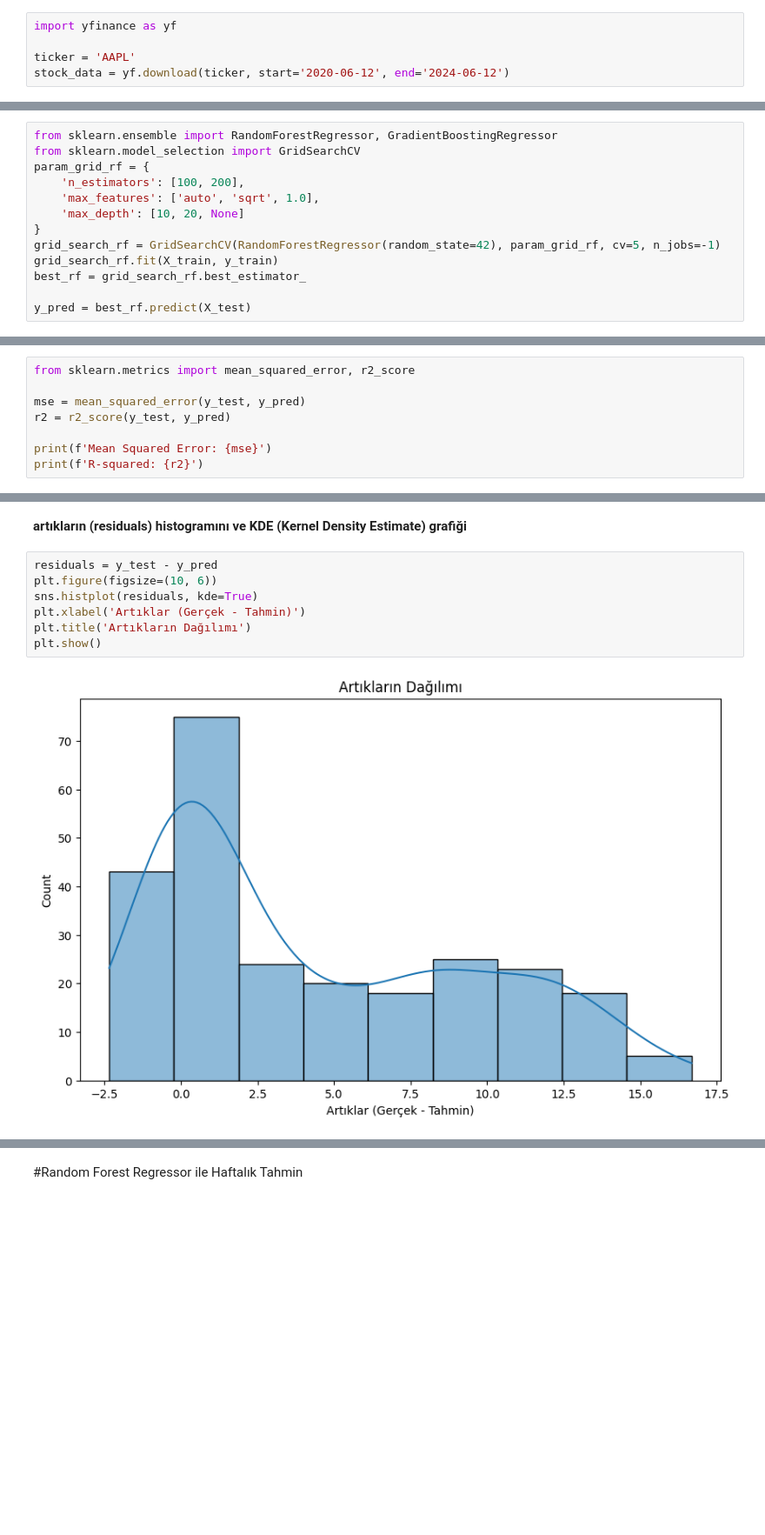
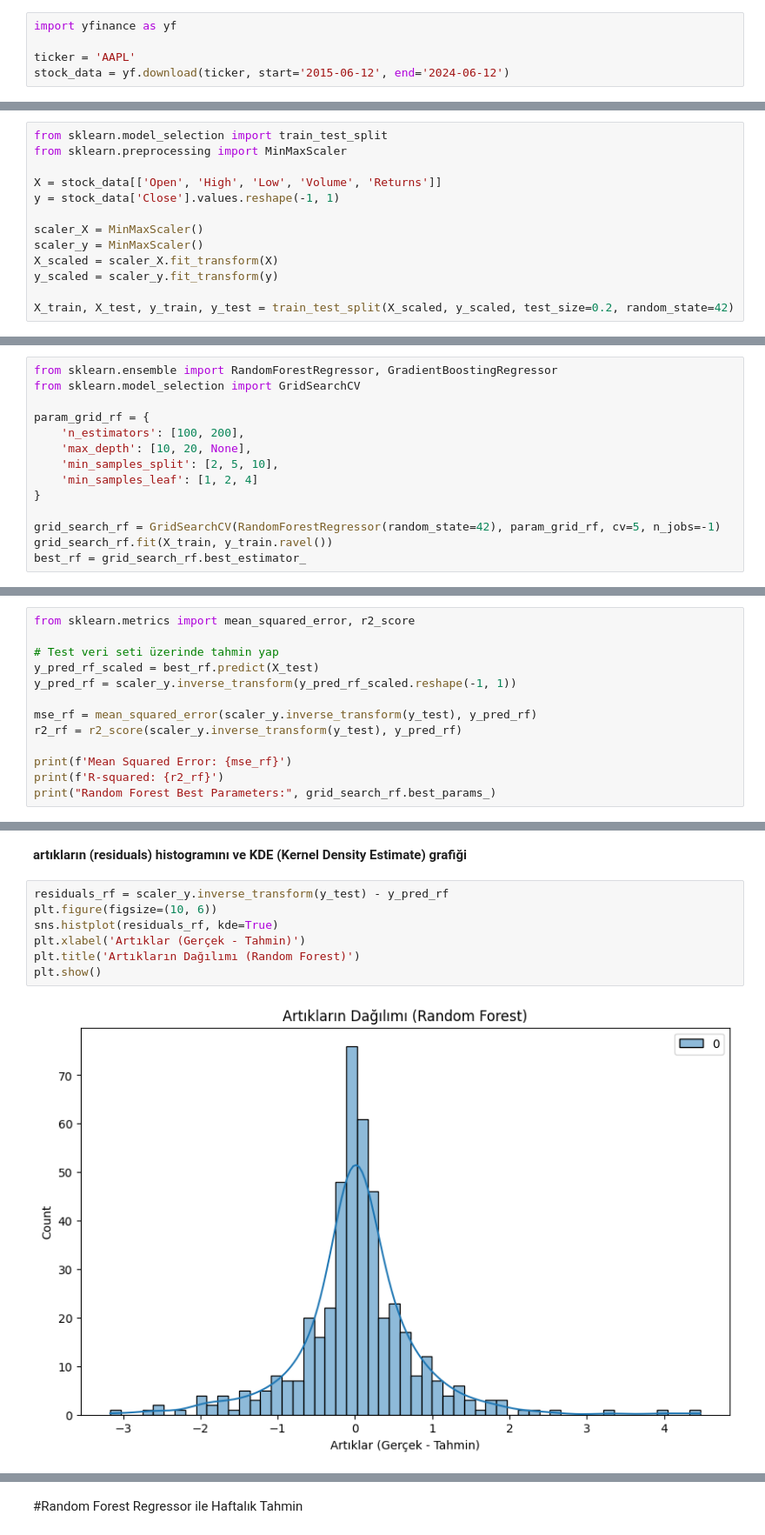
Before and after one commit to emircanbacanak/Finansal_Piyasa_Analizi_ve_Tahmini_Projesi, a Jupyter notebook: Finansal_Piyasa_Analizi_ve_Tahmini_Projesi.ipynb, the cells around one changed output, grey strips where cells are left out. Shown at 87% size. Cells and saved outputs as stored; diff of their text form; blank space fills up the shorter version.

```diff
--- a/Finansal_Piyasa_Analizi_ve_Tahmini_Projesi.ipynb
+++ b/Finansal_Piyasa_Analizi_ve_Tahmini_Projesi.ipynb
@@ -22,7 +68,7 @@ Bu proje, örnek olarak ale alınan Apple Inc. (AAPL) hisse senedi fiyatlarını
 import yfinance as yf
 
 ticker = 'AAPL'
-stock_data = yf.download(ticker, start='2020-06-12', end='2024-06-12')
+stock_data = yf.download(ticker, start='2015-06-12', end='2024-06-12')
 # %% [output]
 [*********************100%%**********************]  1 of 1 completed
 # %%
@@ -155,0 +176,13 @@ y_test = test_data['Close']
+# %%
+from sklearn.model_selection import train_test_split
+from sklearn.preprocessing import MinMaxScaler
+
+X = stock_data[['Open', 'High', 'Low', 'Volume', 'Returns']]
+y = stock_data['Close'].values.reshape(-1, 1)
+
+scaler_X = MinMaxScaler()
+scaler_y = MinMaxScaler()
+X_scaled = scaler_X.fit_transform(X)
+y_scaled = scaler_y.fit_transform(y)
+
+X_train, X_test, y_train, y_test = train_test_split(X_scaled, y_scaled, test_size=0.2, random_state=42)
@@ -156,13 +191,14 @@ y_test = test_data['Close']
 # %%
 from sklearn.ensemble import RandomForestRegressor, GradientBoostingRegressor
 from sklearn.model_selection import GridSearchCV
+
 param_grid_rf = {
     'n_estimators': [100, 200],
-    'max_features': ['auto', 'sqrt', 1.0],
-    'max_depth': [10, 20, None]
+    'max_depth': [10, 20, None],
+    'min_samples_split': [2, 5, 10],
+    'min_samples_leaf': [1, 2, 4]
 }
+
 grid_search_rf = GridSearchCV(RandomForestRegressor(random_state=42), param_grid_rf, cv=5, n_jobs=-1)
-grid_search_rf.fit(X_train, y_train)
+grid_search_rf.fit(X_train, y_train.ravel())
 best_rf = grid_search_rf.best_estimator_
-
-y_pred = best_rf.predict(X_test)
@@ -174,9 +207,14 @@ y_pred = best_rf.predict(X_test)
 # %%
 from sklearn.metrics import mean_squared_error, r2_score
 
-mse = mean_squared_error(y_test, y_pred)
-r2 = r2_score(y_test, y_pred)
+# Test veri seti üzerinde tahmin yap
+y_pred_rf_scaled = best_rf.predict(X_test)
+y_pred_rf = scaler_y.inverse_transform(y_pred_rf_scaled.reshape(-1, 1))
 
-print(f'Mean Squared Error: {mse}')
-print(f'R-squared: {r2}')
+mse_rf = mean_squared_error(scaler_y.inverse_transform(y_test), y_pred_rf)
+r2_rf = r2_score(scaler_y.inverse_transform(y_test), y_pred_rf)
+
+print(f'Mean Squared Error: {mse_rf}')
+print(f'R-squared: {r2_rf}')
+print("Random Forest Best Parameters:", grid_search_rf.best_params_)
 # %% [output]
@@ -199,11 +239,11 @@ plt.show()
 # %% [markdown]
 **artıkların (residuals) histogramını ve KDE (Kernel Density Estimate) grafiği**
 # %%
-residuals = y_test - y_pred
+residuals_rf = scaler_y.inverse_transform(y_test) - y_pred_rf
 plt.figure(figsize=(10, 6))
-sns.histplot(residuals, kde=True)
+sns.histplot(residuals_rf, kde=True)
 plt.xlabel('Artıklar (Gerçek - Tahmin)')
-plt.title('Artıkların Dağılımı')
+plt.title('Artıkların Dağılımı (Random Forest)')
 plt.show()
 # %% [output]
-[figure, old version]
+[figure, new version]
```
Also changed, not shown: parts of 34 cells of this notebook.
